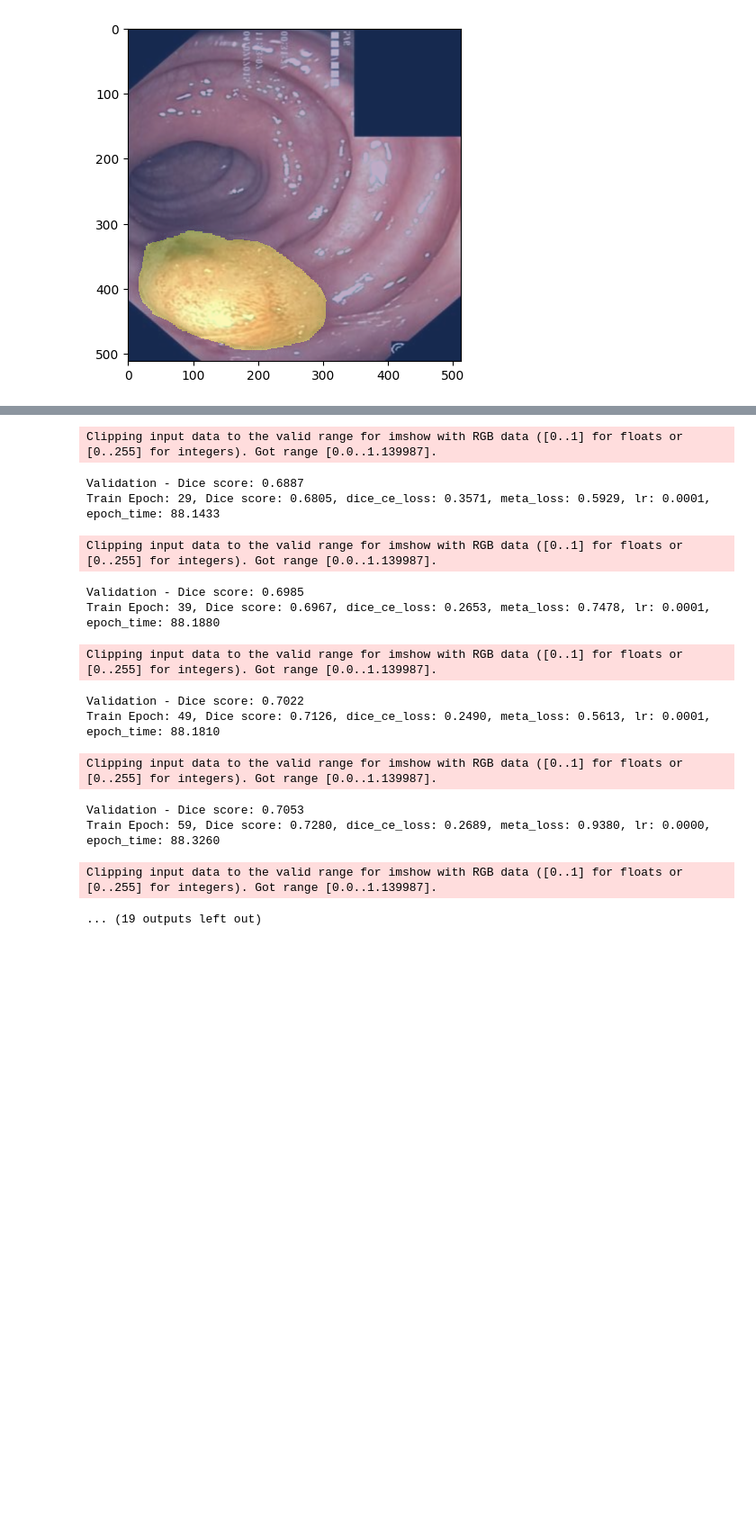
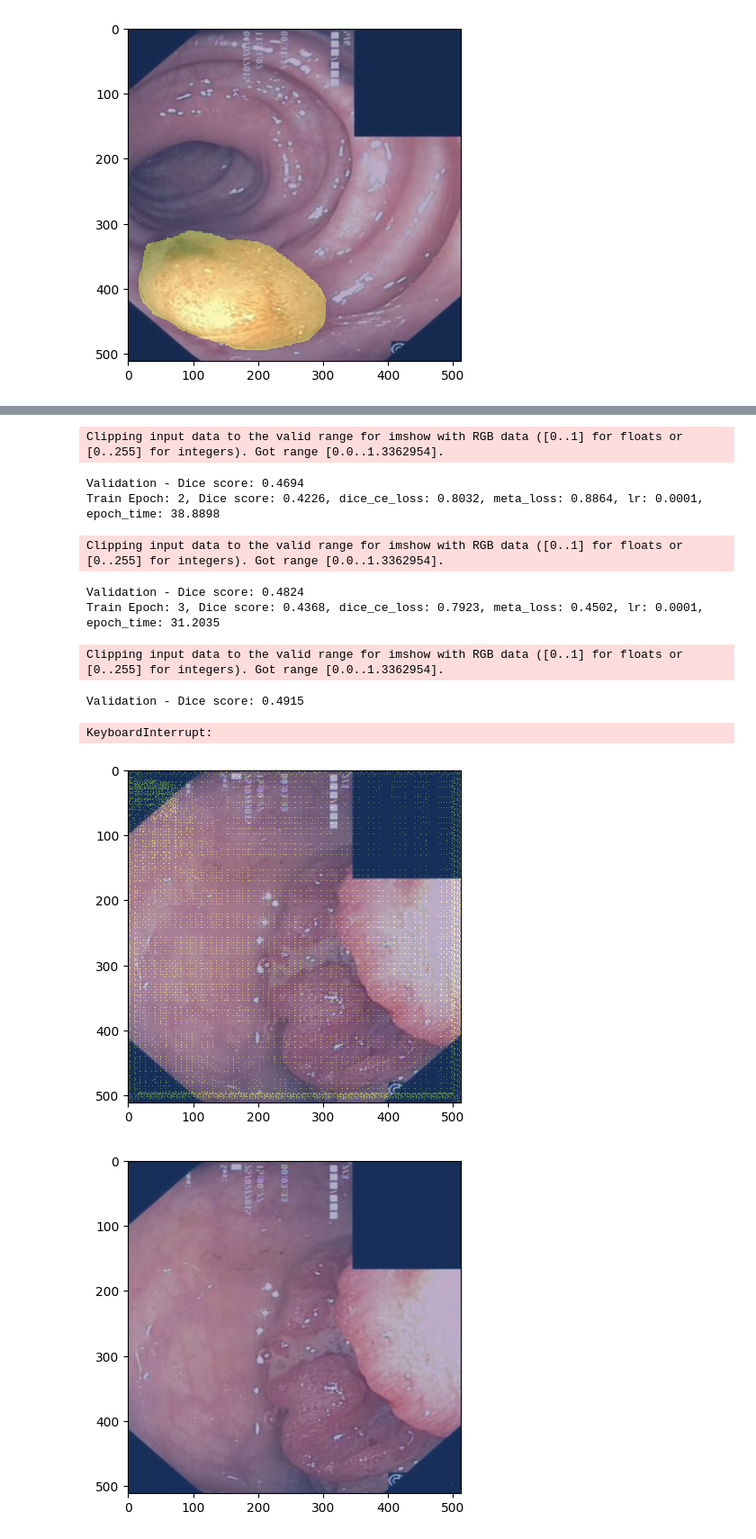
Before and after one commit to Eiphodos/CandidateNet, a Jupyter notebook: MetaLossKvasir-Seg.ipynb, the cells around one changed output, grey strips where cells are left out. Shown at 90% size. Saved outputs shown, nothing was run; the diff lists cells and outputs as text; code cells hidden in the pictures; blank space fills up the shorter version.

```diff
--- a/MetaLossKvasir-Seg.ipynb
+++ b/MetaLossKvasir-Seg.ipynb
@@ -151,11 +153,11 @@ torch.Size([32, 32])
 # %%
-d_encoder = [128, 128, 128]
+d_encoder = [128, 64, 32]
 n_heads_encoder = [8, 8, 8]
-n_encoder_layers = [2, 2, 4]
-d_decoder = 128
-n_decoder_layers = 4
+n_encoder_layers = [8, 8, 8]
+d_decoder = 32
+n_decoder_layers = 8
 patch_size = patch_sizes_used[0]
-grad_accum_steps = 8
+grad_accum_steps = 1
 image_size = (example_inputs.shape[1], example_inputs.shape[2])
 
 model = MultiResSegmenter(image_size=image_size,
@@ -166,7 +168,7 @@ model = MultiResSegmenter(image_size=image_size,
                           n_heads_encoder=n_heads_encoder,
                           n_layers_decoder=n_decoder_layers,
                           d_decoder=d_decoder,
-                          n_heads_decoder=1,
+                          n_heads_decoder=2,
                           n_scales=len(patch_sizes_used),
                           n_cls=2)
 
@@ -196,15 +198,3 @@ Decoder parameters: 1731458
-# %%
-def compute_meta_loss(loss_target, meta_losses, meta_losses_coords, meta_loss_criterion, patch_sizes_used):
-    res_meta_losses = []
-    for ml, mlp, ps in zip(meta_losses, meta_losses_coords, patch_sizes_used):
-        patched_target = rearrange(loss_target, 'b (nph psh) (npw psw) -> b nph npw (psh psw)', psh=ps, psw=ps)
-        target = patched_target.mean(dim=3)
-        target = rearrange(target, 'b nph npw -> b (nph npw)')
-        filtered_targets = target[:, mlp]
-        res = meta_loss_criterion(ml, filtered_targets)
-        res_meta_losses.append(res)
-    meta_loss = torch.stack(res_meta_losses).mean()
-    return meta_loss
 # %%
 optimizer = torch.optim.AdamW(model.parameters(), lr=1e-4)
 dice_loss_criterion = monai.losses.DiceLoss(to_onehot_y=True, softmax=True, squared_pred=False)
@@ -214,8 +204,8 @@ post_label = monai.transforms.AsDiscrete(to_onehot=2)
 post_pred = monai.transforms.AsDiscrete(argmax=True, to_onehot=2)
 dice_metric = monai.metrics.DiceMetric(include_background=True, reduction="mean", get_not_nans=True)
 dice_metric_val = monai.metrics.DiceMetric(include_background=True, reduction="mean", get_not_nans=True)
-epochs = 100
-total_prints = 10
+epochs = 200
+total_prints = 200
 print_every_n_epochs = epochs // total_prints
 scheduler = torch.optim.lr_scheduler.CosineAnnealingLR(optimizer, T_max=epochs)
 
@@ -273,6 +263,6 @@ for e in range(epochs):
             dice_scores_val, dice_not_nans_val = dice_metric_val.aggregate()
             print("Validation - Dice score: {:.4f}".format(dice_scores_val.item()))
         pred = torch.argmax(outputs, dim=1).squeeze()
-        visualize_data(inputs.squeeze(), pred)
+        visualize_data(inputs[0].squeeze(), pred[0])
     scheduler.step()
 # %% [output]
@@ -283,14 +273,11 @@ Train Epoch: 19, Dice score: 0.6625, dice_ce_loss: 0.4055, meta_loss: 0.8188, lr
-Clipping input data to the valid range for imshow with RGB data ([0..1] for floats or [0..255] for integers). Got range [0.0..1.139987].
+Clipping input data to the valid range for imshow with RGB data ([0..1] for floats or [0..255] for integers). Got range [0.0..1.3362954].
-Validation - Dice score: 0.6887
-Train Epoch: 29, Dice score: 0.6805, dice_ce_loss: 0.3571, meta_loss: 0.5929, lr: 0.0001, epoch_time: 88.1433
+Validation - Dice score: 0.4694
+Train Epoch: 2, Dice score: 0.4226, dice_ce_loss: 0.8032, meta_loss: 0.8864, lr: 0.0001, epoch_time: 38.8898
-Clipping input data to the valid range for imshow with RGB data ([0..1] for floats or [0..255] for integers). Got range [0.0..1.139987].
+Clipping input data to the valid range for imshow with RGB data ([0..1] for floats or [0..255] for integers). Got range [0.0..1.3362954].
-Validation - Dice score: 0.6985
-Train Epoch: 39, Dice score: 0.6967, dice_ce_loss: 0.2653, meta_loss: 0.7478, lr: 0.0001, epoch_time: 88.1880
+Validation - Dice score: 0.4824
+Train Epoch: 3, Dice score: 0.4368, dice_ce_loss: 0.7923, meta_loss: 0.4502, lr: 0.0001, epoch_time: 31.2035
-Clipping input data to the valid range for imshow with RGB data ([0..1] for floats or [0..255] for integers). Got range [0.0..1.139987].
+Clipping input data to the valid range for imshow with RGB data ([0..1] for floats or [0..255] for integers). Got range [0.0..1.3362954].
-Validation - Dice score: 0.7022
-Train Epoch: 49, Dice score: 0.7126, dice_ce_loss: 0.2490, meta_loss: 0.5613, lr: 0.0001, epoch_time: 88.1810
+Validation - Dice score: 0.4915
-Clipping input data to the valid range for imshow with RGB data ([0..1] for floats or [0..255] for integers). Got range [0.0..1.139987].
+KeyboardInterrupt:
-Validation - Dice score: 0.7053
-Train Epoch: 59, Dice score: 0.7280, dice_ce_loss: 0.2689, meta_loss: 0.9380, lr: 0.0000, epoch_time: 88.3260
-Clipping input data to the valid range for imshow with RGB data ([0..1] for floats or [0..255] for integers). Got range [0.0..1.139987].
-... (19 outputs left out)
+[figure, added]
+[figure, added]
```
Also changed, not shown: parts of 7 cells of this notebook, 4 other files.
